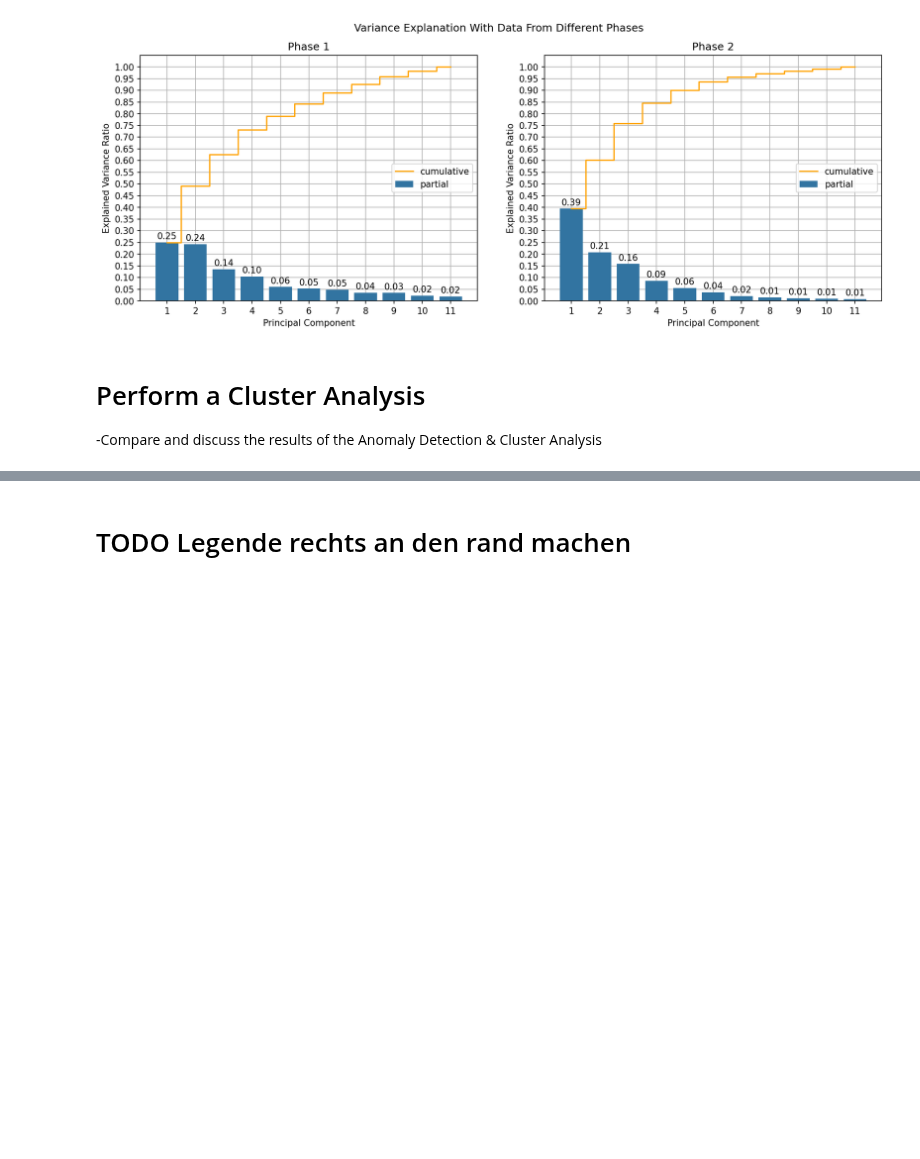
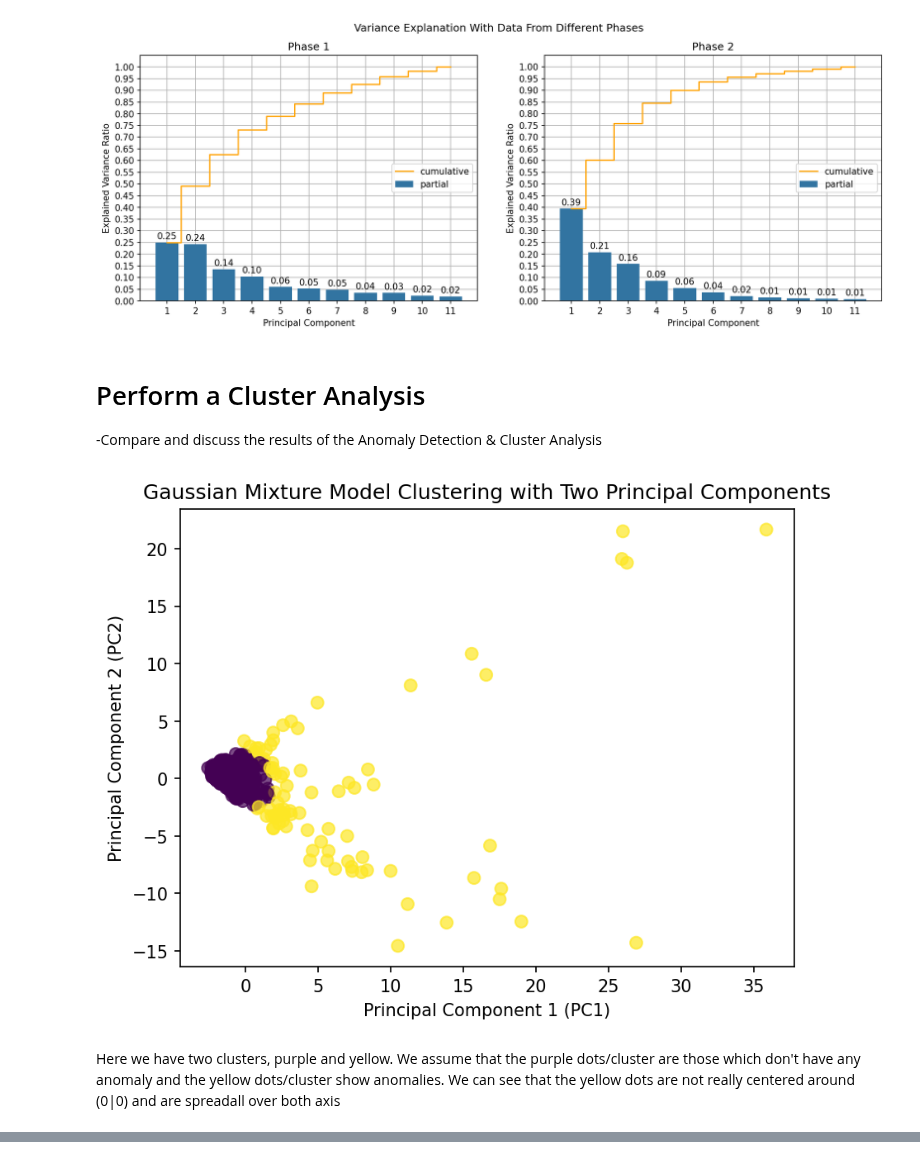
Before and after one commit to MarcoAigner/Machine-Learning-Practical, a Jupyter notebook: project_3/phase_2.ipynb, the cells around one changed output, grey strips where cells are left out. Drawn from its saved outputs; the diff is of its cells as text; code cells hidden in the pictures; blank space fills up the shorter version.

```diff
--- a/project_3/phase_2.ipynb
+++ b/project_3/phase_2.ipynb
@@ -302,6 +300,13 @@ plt.show()
 # %% [markdown]
 # Perform a Cluster Analysis
 -Compare and discuss the results of the Anomaly Detection & Cluster Analysis
+# %%
+plot_clustering(df_pca_phase_two)
+# %% [output]
+[figure, added]
+# %% [markdown]
+Here we have two clusters, purple and yellow.
+We assume that the purple dots/cluster are those which don't have any anomaly and the yellow dots/cluster show anomalies. We can see that the yellow dots are not really centered around (0|0) and are spreadall over both axis
 # %%
 # import the fitted isolation forest
 with open('./pickle/isolation_forest_phase_one.pkl', 'rb') as file:
@@ -326,8 +331,6 @@ df_pca_phase_two
 | 613 | 2.847816 | -0.641625 | -1.707897 | -0.629129 | -0.263152 | 1.532958 | -0.815224 | 0.490401 | -0.562857 | -0.811554 | 0.042327 | ... |
 | 614 | 2.657960 | -3.165148 | -1.434789 | -1.440378 | 3.359998 | 1.870823 | 0.455018 | -0.677085 | -0.278027 | 0.337084 | -0.290160 | ... |
 615 rows × 12 columns
-# %% [markdown]
-# TODO Legende rechts an den rand machen
 # %%
 plot_decision_boundary = decision_boundary_plot(df=df_pca_phase_two, estimator=isolation_forest_phase_one, imputed_rows=idx_na_rows)
 # %% [output]
```
Also changed, not shown: parts of 8 cells of this notebook, 2 other files.
